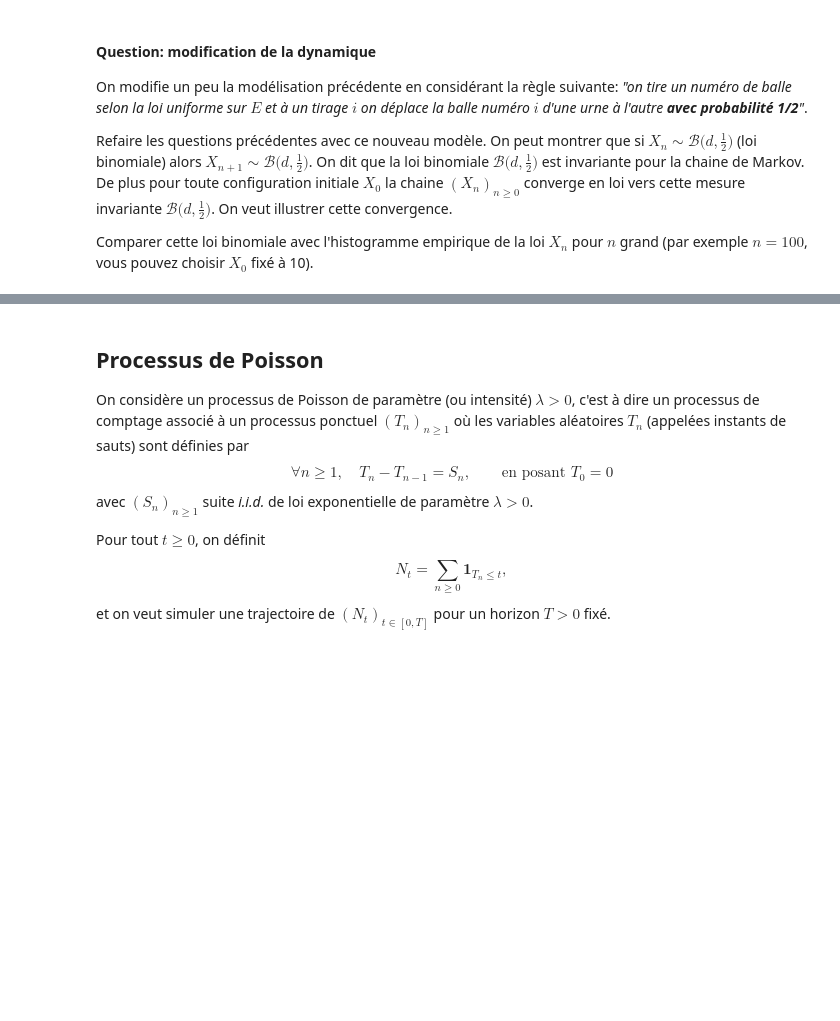
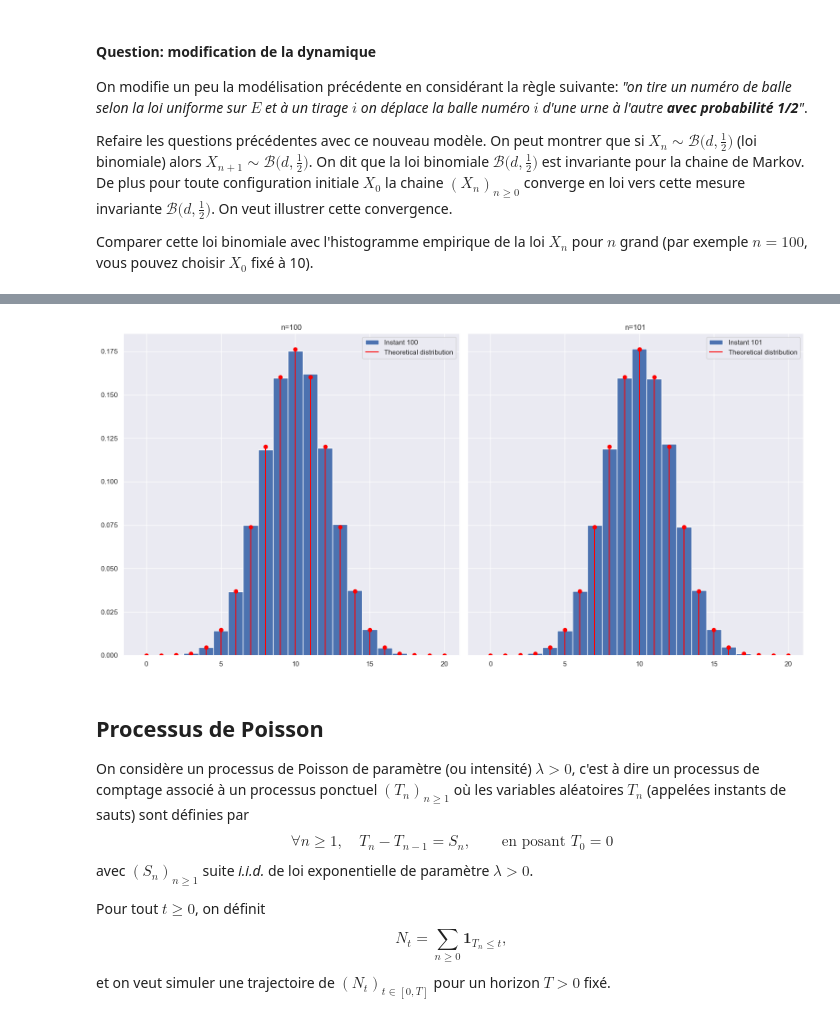
Before and after one commit to PolTibau/Probabilit-s-num-riques, a Jupyter notebook: TP/TP2 Sujet.ipynb, the cells around one changed output, grey strips where cells are left out. Drawn from its saved outputs; the diff is of its cells as text; code cells hidden in the pictures; blank space fills up the shorter version.

```diff
--- a/TP/TP2 Sujet.ipynb
+++ b/TP/TP2 Sujet.ipynb
@@ -315,3 +349,19 @@ Comparer cette loi binomiale avec l'histogramme empirique de la loi $X_n$ pour $
+# %%
+M = ehrenfest2(10,100000,101)
+fig, ax = plt.subplots(1,2,figsize=(16,8), layout='tight', sharey=True)
+ax[0].set_title("n=100")
+ax[1].set_title("n=101")
+ax[0].hist(M[:,-2], bins=-0.5+np.arange(21), density=True, label="Instant 100")
+ax[1].hist(M[:,-1], bins=-0.5+np.arange(21), density=True, label="Instant 101")
+ax[0].vlines(np.arange(0,21),0,stats.binom.pmf(np.arange(0,21), 20, 0.5), color='red', label="Theoretical distribution")
+ax[1].vlines(np.arange(0,21),0,stats.binom.pmf(np.arange(0,21), 20, 0.5), color='red', label="Theoretical distribution")
+ax[0].scatter(np.arange(0,21), stats.binom.pmf(np.arange(0,21), 20, 0.5), color='red')
+ax[1].scatter(np.arange(0,21), stats.binom.pmf(np.arange(0,21), 20, 0.5), color='red')
+ax[0].legend()
+ax[1].legend()
+plt.show()
+# %% [output]
+[figure, added]
 # %% [markdown]
 ## Processus de Poisson
 
```
Also changed, not shown: parts of 13 cells of this notebook.
